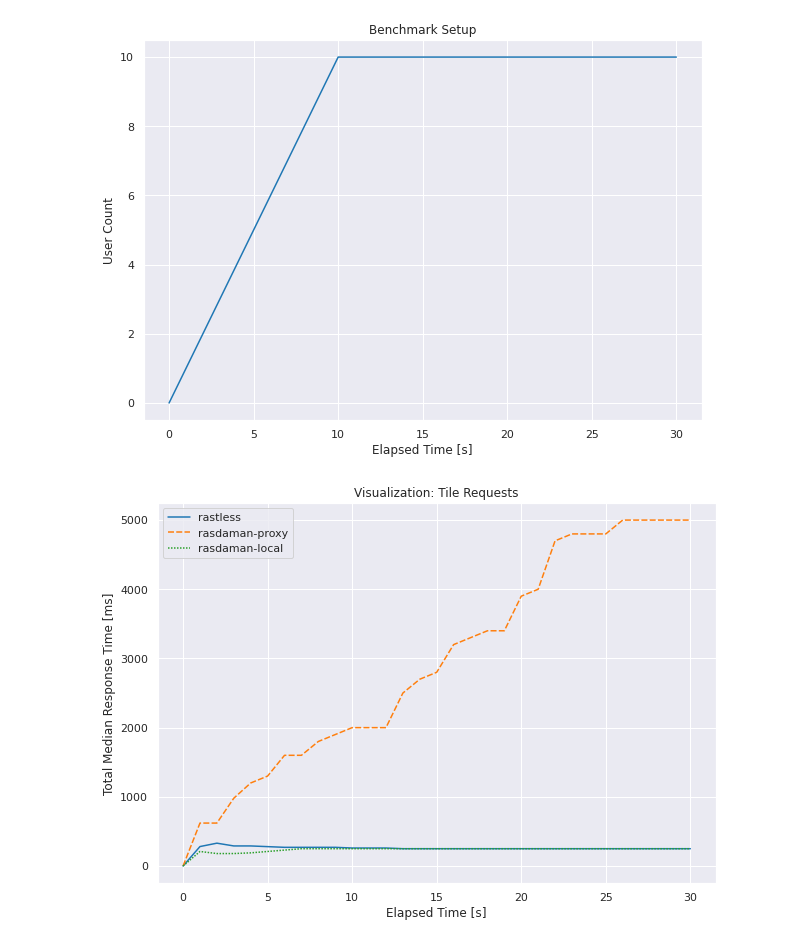
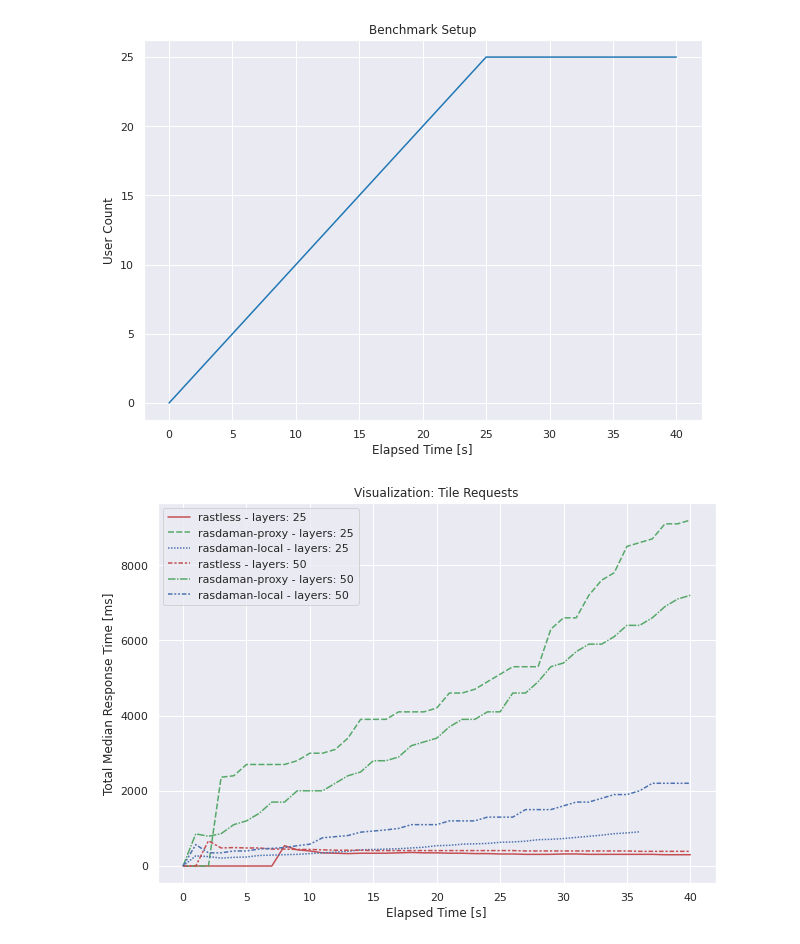
Before and after one commit to MarcelCode/rastless-benchmarks, a Jupyter notebook: benchmarks/analysis/polygon-analysis.ipynb, the cells around one changed output. Saved outputs shown, nothing was run; the diff lists cells and outputs as text; code cells hidden in the pictures.

```diff
--- a/benchmarks/analysis/polygon-analysis.ipynb
+++ b/benchmarks/analysis/polygon-analysis.ipynb
@@ -12,25 +12,32 @@ sns.set(rc={'figure.figsize':(10,7)})
 sns.set_context()
 sns.set_palette("tab10")
 # %%
-test_setup = {"user": 10, "spawn_rate": 1, "runtime": "31s", "test_type": "polygon-analysis", "environment": "ec2-t2-m", "combine_method": "median", "layers": 25}
+test_setup_1 = {"user": 25, "spawn_rate": 1, "runtime": "41s", "test_type": "polygon-analysis", "environment": "local", "combine_method": "median", "layers": 25}
+test_setup_2 = {"user": 25, "spawn_rate": 1, "runtime": "41s", "test_type": "polygon-analysis", "environment": "local", "combine_method": "median", "layers": 50}
 # %%
-system_dfs_combined = read_stat_history_dates_combined(**test_setup)
+system_dfs_combined_1 = read_stat_history_dates_combined(**test_setup_1)
+system_dfs_combined_2 = read_stat_history_dates_combined(**test_setup_2)
 # %%
-rastless_df = system_dfs_combined["rastless"]
+rastless_df = system_dfs_combined_1["rastless"]
 ax = sns.lineplot(data=rastless_df, x=rastless_df.index, y="User Count")
 ax.set_title('Benchmark Setup')
-filename = create_pdf_filename(f"./result_images/{test_setup['test_type']}", "user_count", test_setup)
+filename = create_pdf_filename(f"./result_images/{test_setup_1['test_type']}", "user_count", test_setup_1)
 plt.savefig(filename)
 # %% [output]
-[figure, old version]
+[figure, new version]
 # %%
-df_median_response = combine_result(system_dfs_combined, "Total Median Response Time")
+df_median_response_1 = combine_result(system_dfs_combined_1, "Total Median Response Time")
+df_median_response_1 = rename_columns(df_median_response_1, test_setup_1, "layers")
+
+df_median_response_2 = combine_result(system_dfs_combined_2, "Total Median Response Time")
+df_median_response_2 = rename_columns(df_median_response_2, test_setup_2, "layers")
 # %%
-ax = sns.lineplot(data=df_median_response)
+df_median_response_merge = pd.concat([df_median_response_1, df_median_response_2], axis=1)
+ax = sns.lineplot(data=df_median_response_merge, palette=['r', 'g', 'b', 'r', 'g', 'b'])
 ax.set(ylabel='Total Median Response Time [ms]')
 ax.set_title('Visualization: Tile Requests')
-filename = create_pdf_filename(f"./result_images/{test_setup['test_type']}", "total_median_response_time", test_setup)
+filename = create_pdf_filename(f"./result_images/{test_setup_1['test_type']}", "total_median_response_time", test_setup_1)
 plt.savefig(filename)
 # %% [output]
-[figure, old version]
+[figure, new version]
 # %%
```
Also changed, not shown: parts of 7 cells of this notebook, 40 other files.
